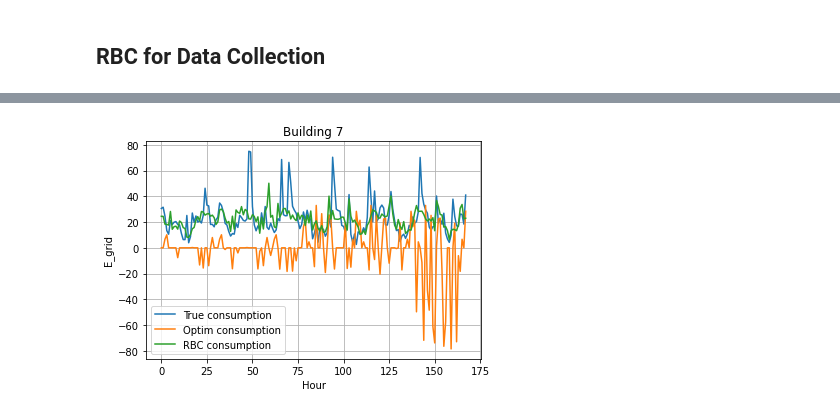
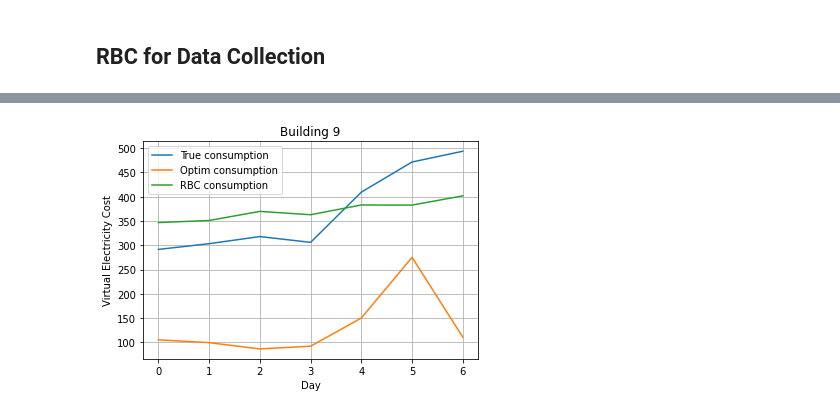
Before and after one commit to QasimWani/ZOiRL, a Jupyter notebook: implicit_agent.ipynb, the cells around one changed output, grey strips where cells are left out. Saved outputs shown, nothing was run; the diff lists cells and outputs as text; code cells hidden in the pictures.

Commit message:
day-ahead dispatch plots

```diff
--- a/implicit_agent.ipynb
+++ b/implicit_agent.ipynb
@@ -194,7 +193,7 @@ def convert_to_numpy(params:dict):
     """ Converts dic[key] to nd.array """
     for key in params:
         if key == 'c_bat_end' or key == 'c_Csto_end' or key == 'c_Hsto_end':
-            params[key] = np.array([params[key][0], params[key][-1]])
+            params[key] = np.array([params[key][-1], params[key][-1]])
             params[key][1] = 0.1
         else:
             params[key] = np.array(params[key])
@@ -521,7 +484,7 @@ def get_idx_hour():
 def estimate_data(surrogate_env:CityLearn, data:dict, t_start:int, init_updates:dict):
     """ Returns data for hours `t_start` - 24 using `surrogate_env` running RBC `agent` """
     for i in range(0, 24):
-        data = parse_data(data, get_current_data(surrogate_env, t_start - (24 - i) ))
+        data = parse_data(data, get_current_data(surrogate_env, t_start + i))
 
     return init_values(data, init_updates)[0] if t_start == 0 else data #only load previous values at start of day
 # %%
@@ -561,3 +529,10 @@ def get_ramping_rbc(day_data):
+# %%
+def get_virtual_electricity_rbc(day_data):
+    arr = []
+    p_ele = np.array([2 if 10 <= i <= 20 else 0.2 for i in range(24)])
+    for day in range(len(day_data) // 24): #number of days
+        arr.append(np.sum(p_ele * day_data[day : day + 24]))
+    return arr
 # %%
 #### accumulate
 data = {}
@@ -640,30 +613,31 @@ Total time = 72.26460695266724
 # %%
 # plt.figure(figsize=(10, 7))
 
-bid = 6
+bid = 8
 
 week = end_time - 24 * 7
-pred = np.transpose(look_ahead_cost, [1,2,0])[bid].flatten()[week - end_time:]
+# pred = np.transpose(look_ahead_cost, [1,2,0])[bid].flatten()[week - end_time:]
+pred = np.array(look_ahead_cost).T[bid][(week - end_time)//24 : ]
 
-true = E_grid[bid][week:]
-true_rbc = RBC_cost[bid][week:]
+true = get_virtual_electricity_rbc(E_grid[bid][week:])
+true_rbc = get_virtual_electricity_rbc(RBC_cost[bid][week:])
 
 # true = np.mean(true.reshape(-1, 24), axis=1)
 
 # pred = np.mean(pred.reshape(-1, 24), axis=1)
 
 plt.plot(true, label='True consumption') #plots per month
 plt.plot(pred, label='Optim consumption') #plots per month
 plt.plot(true_rbc, label='RBC consumption') #plots per month
 
 plt.grid()
 plt.legend()
 plt.title(f"Building {bid + 1}")
-plt.xlabel("Hour")
-plt.ylabel("E_grid")
+plt.xlabel("Day")
+plt.ylabel("Virtual Electricity Cost")
 plt.show()
 # %% [output]
-[figure, old version]
+[figure, new version]
 # %%
 # ### Shouldn't have to normalize. But cost is in the order of 1e-9. that's why.
 # ### See test documentation for more details
```
Also changed, not shown: parts of 14 cells of this notebook.
